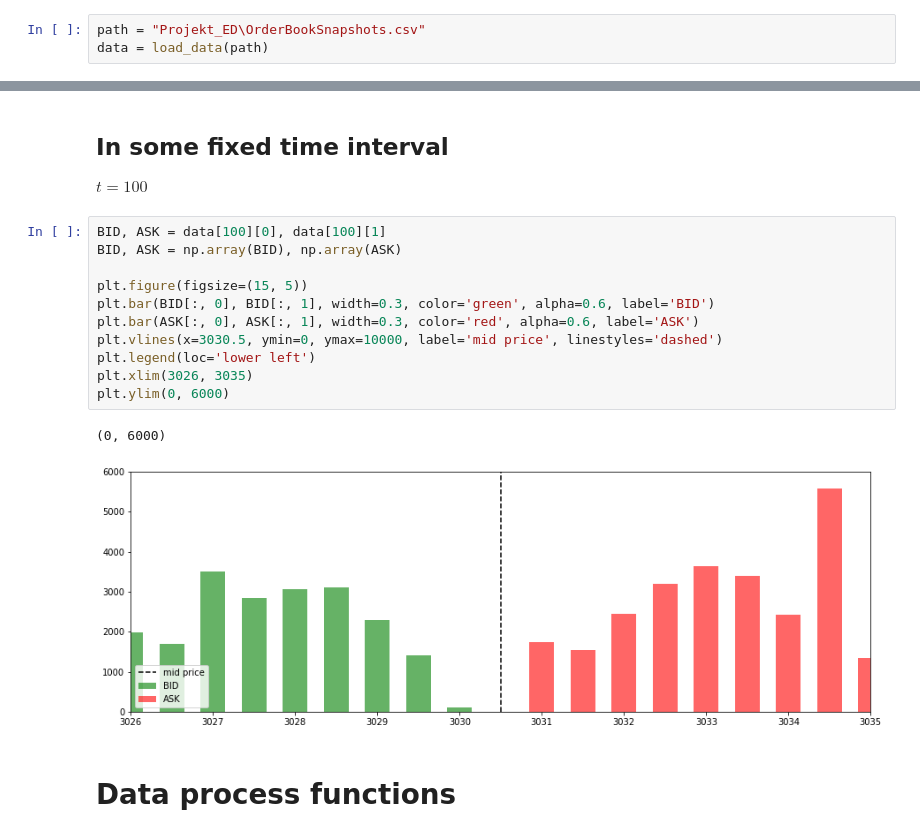
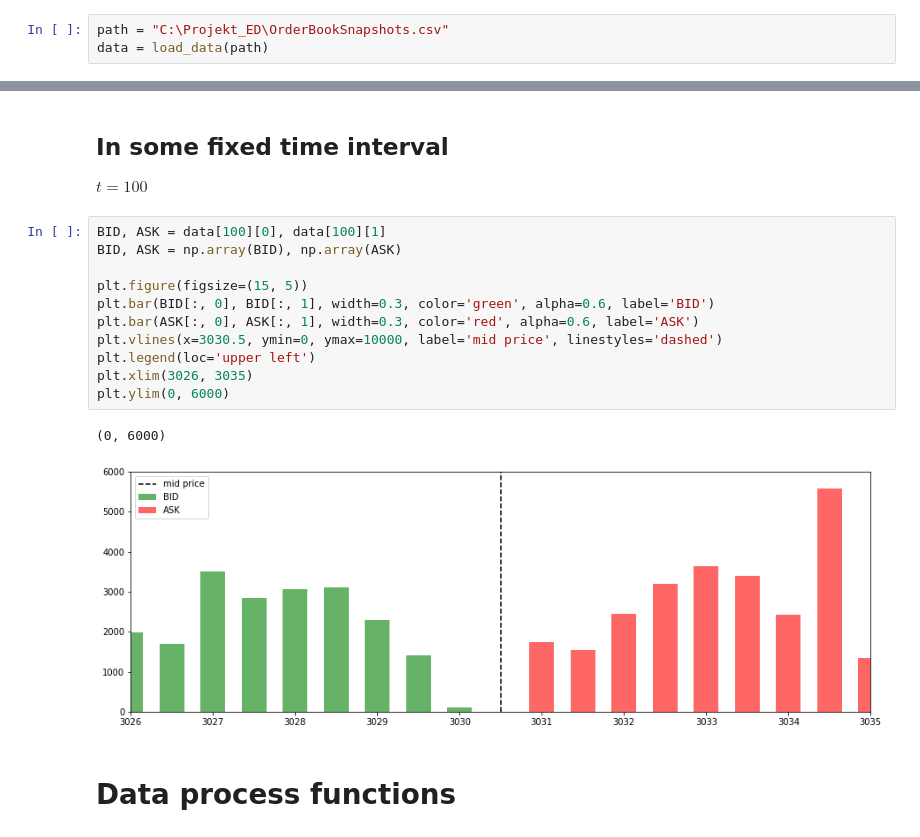
Before and after one commit to TheFebrin/LimitOrderBook, a Jupyter notebook: LOB_project.ipynb, the cells around one changed output, grey strips where cells are left out. Saved outputs shown, nothing was run; the diff lists cells and outputs as text.

```diff
--- a/LOB_project.ipynb
+++ b/LOB_project.ipynb
@@ -71,7 +71,7 @@ def load_data(path, start_time=83000000, stop_time=163000000):
 
     return X
 # %%
-path = "Projekt_ED\OrderBookSnapshots.csv"
+path = "C:\Projekt_ED\OrderBookSnapshots.csv"
 data = load_data(path)
 # %%
 len(data)
@@ -108,17 +108,17 @@ ${t}=100$
 # %%
 BID, ASK = data[100][0], data[100][1]
 BID, ASK = np.array(BID), np.array(ASK)
 
 plt.figure(figsize=(15, 5))
 plt.bar(BID[:, 0], BID[:, 1], width=0.3, color='green', alpha=0.6, label='BID')
 plt.bar(ASK[:, 0], ASK[:, 1], width=0.3, color='red', alpha=0.6, label='ASK')
 plt.vlines(x=3030.5, ymin=0, ymax=10000, label='mid price', linestyles='dashed')
-plt.legend(loc='lower left')
+plt.legend(loc='upper left')
 plt.xlim(3026, 3035)
 plt.ylim(0, 6000)
 # %% [output]
 (0, 6000)
-[figure, old version]
+[figure, new version]
 # %% [markdown]
 # Data process functions
 # %% [markdown]
```
Also changed, not shown: parts of 4 cells of this notebook.
